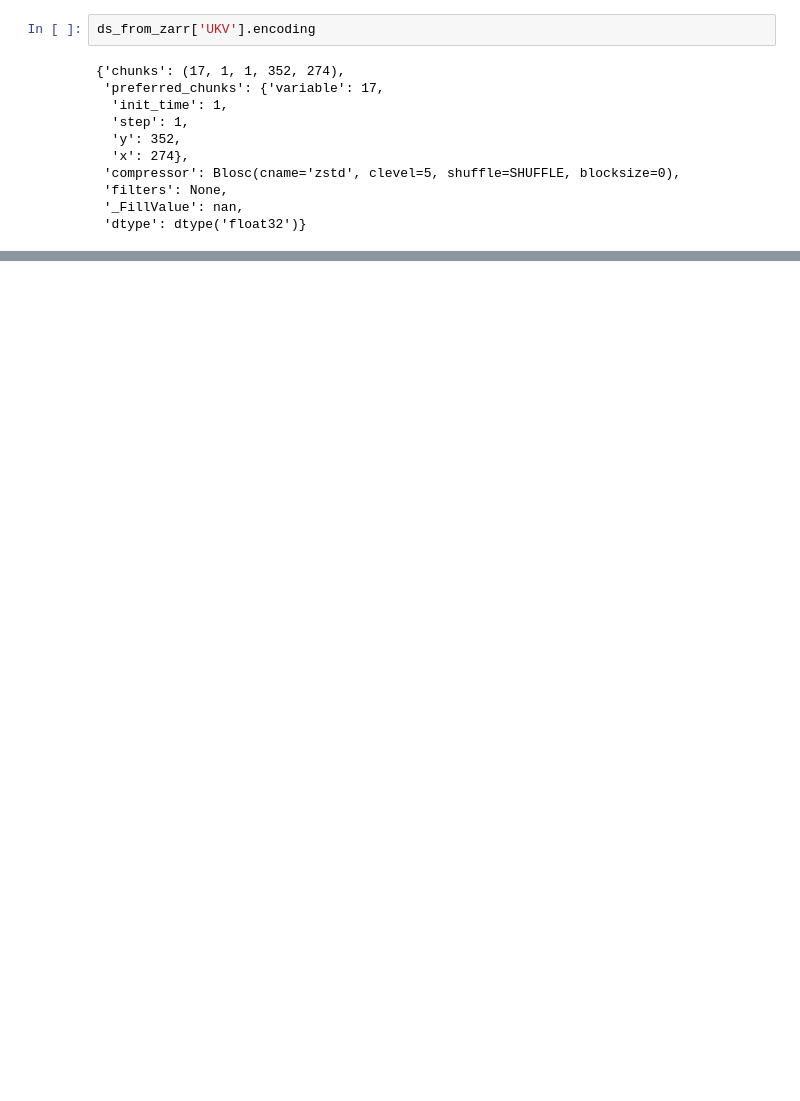
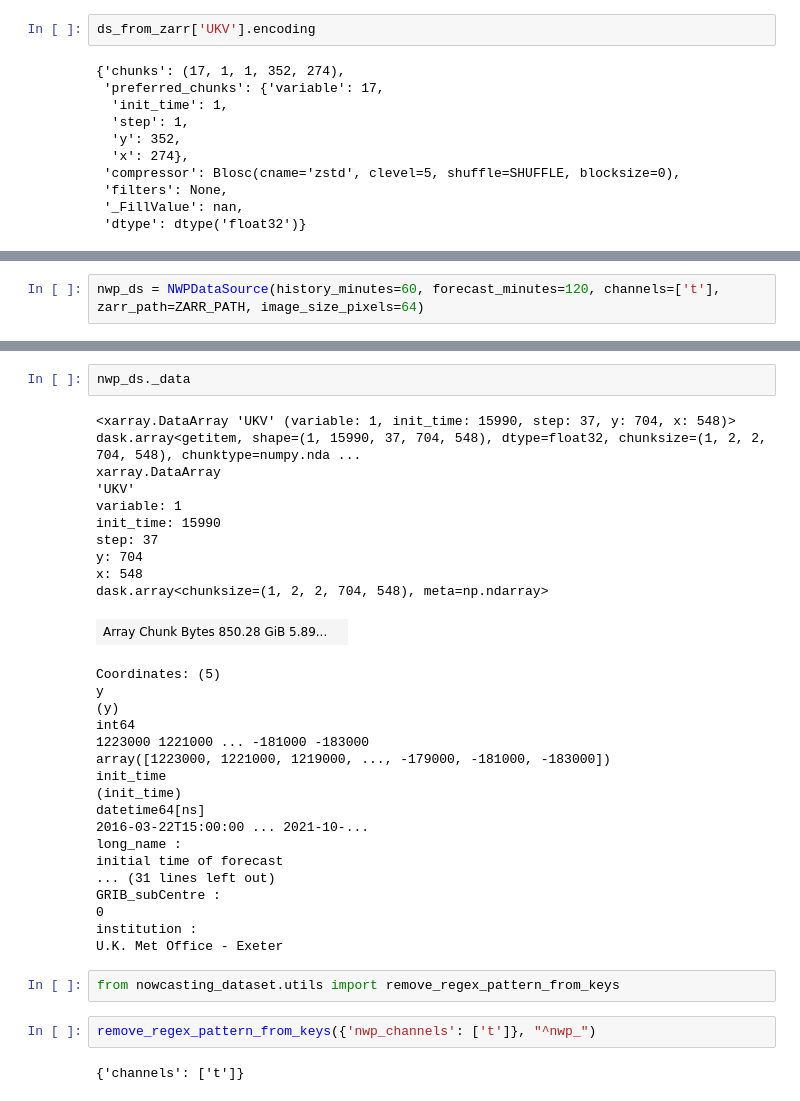
Before and after one commit to openclimatefix/nowcasting_dataset, a Jupyter notebook: notebooks/plot_NWP_zarr.ipynb, the cells around one changed output, grey strips where cells are left out. Cells and saved outputs as stored; diff of their text form; blank space fills up the shorter version.

```diff
--- a/notebooks/plot_NWP_zarr.ipynb
+++ b/notebooks/plot_NWP_zarr.ipynb
@@ -44,0 +52,2 @@ ds_from_zarr['UKV'].encoding
+# %%
+nwp_ds = NWPDataSource(history_minutes=60, forecast_minutes=120, channels=['t'], zarr_path=ZARR_PATH, image_size_pixels=64)
@@ -44,0 +68,36 @@ ds_from_zarr['UKV'].encoding
+# %%
+nwp_ds._data
+# %% [output]
+<xarray.DataArray 'UKV' (variable: 1, init_time: 15990, step: 37, y: 704, x: 548)> dask.array<getitem, shape=(1, 15990, 37, 704, 548), dtype=float32, chunksize=(1, 2, 2, 704, 548), chunktype=numpy.nda ...
+xarray.DataArray
+'UKV'
+variable: 1
+init_time: 15990
+step: 37
+y: 704
+x: 548
+dask.array<chunksize=(1, 2, 2, 704, 548), meta=np.ndarray>
+| Array Chunk Bytes 850.28 GiB 5.89... |  |
+Coordinates: (5)
+y
+(y)
+int64
+1223000 1221000 ... -181000 -183000
+array([1223000, 1221000, 1219000, ..., -179000, -181000, -183000])
+init_time
+(init_time)
+datetime64[ns]
+2016-03-22T15:00:00 ... 2021-10-...
+long_name :
+initial time of forecast
+... (31 lines left out)
+GRIB_subCentre :
+0
+institution :
+U.K. Met Office - Exeter
+# %%
+from nowcasting_dataset.utils import remove_regex_pattern_from_keys
+# %%
+remove_regex_pattern_from_keys({'nwp_channels': ['t']}, "^nwp_")
+# %% [output]
+{'channels': ['t']}
```
Also changed, not shown: parts of 4 cells of this notebook, 2 other files.
